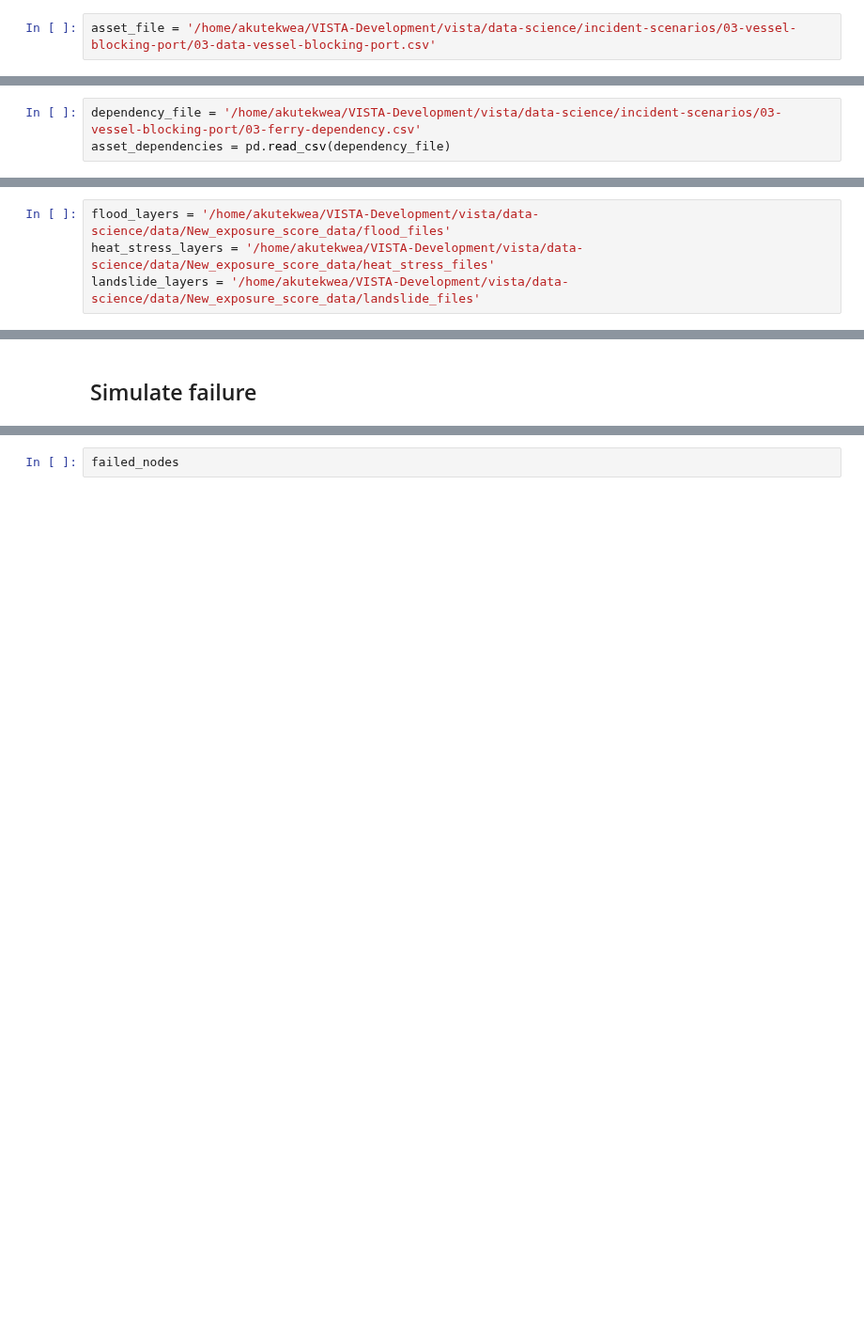
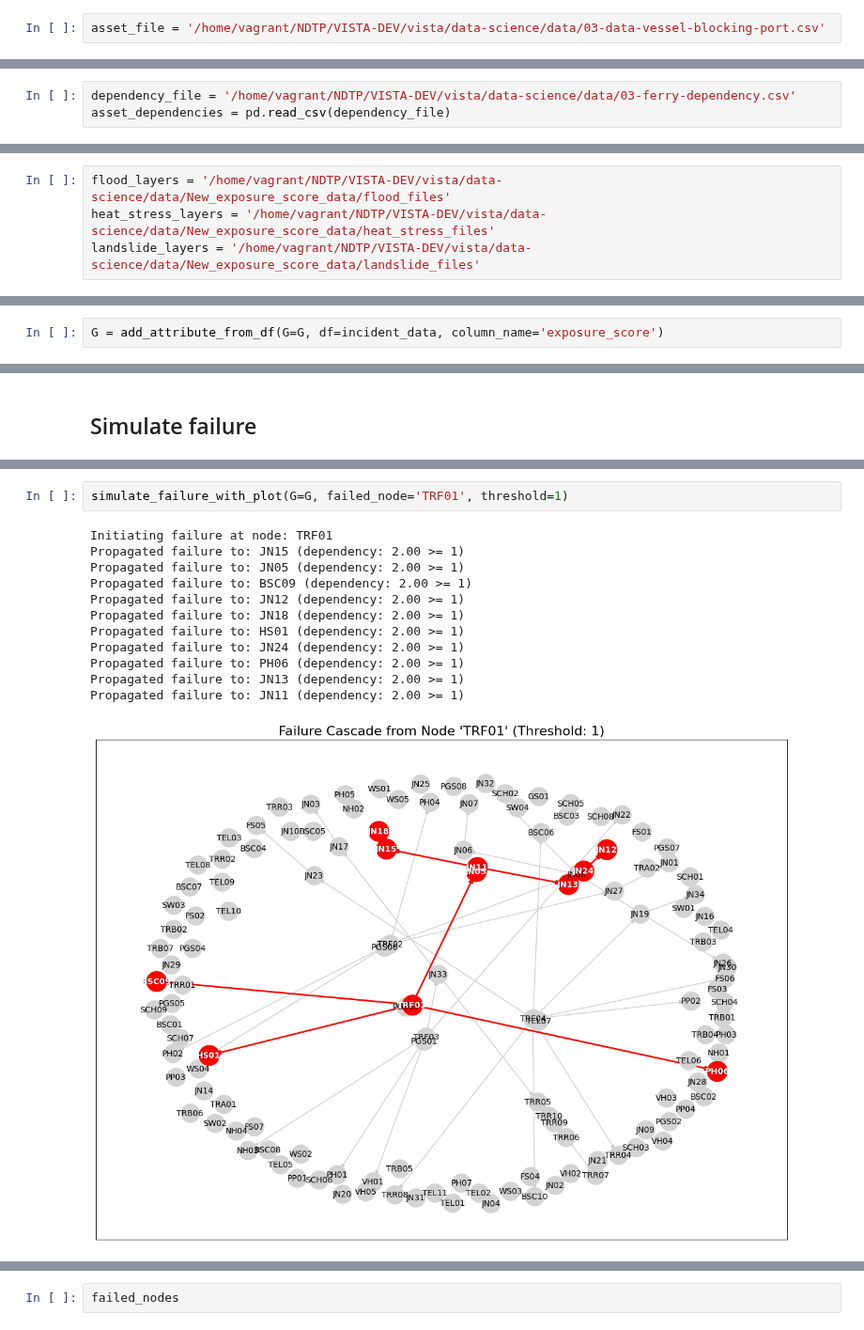
Before and after one commit to National-Digital-Twin/VISTA, a Jupyter notebook: data-science/incident-scenarios/03-vessel-blocking-port/03-graph-scenario-analysis.ipynb, the cells around one changed output, grey strips where cells are left out. Shown at 94% size. Cells and saved outputs as stored; diff of their text form; blank space fills up the shorter version.

```diff
--- a/data-science/incident-scenarios/03-vessel-blocking-port/03-graph-scenario-analysis.ipynb
+++ b/data-science/incident-scenarios/03-vessel-blocking-port/03-graph-scenario-analysis.ipynb
@@ -21,7 +21,7 @@ from vista_criticality_utils import *
 # %% [markdown]
 # 1. Load assets to a new graph
 # %%
-asset_file = '/home/akutekwea/VISTA-Development/vista/data-science/incident-scenarios/03-vessel-blocking-port/03-data-vessel-blocking-port.csv'
+asset_file = '/home/vagrant/NDTP/VISTA-DEV/vista/data-science/data/03-data-vessel-blocking-port.csv'
 # %%
 incident_data = pd.read_csv(asset_file)
 # %%
@@ -61,6 +81,6 @@ Successfully loaded /home/akutekwea/VISTA-Development/vista/data-science/inciden
 Added 133 nodes to the graph.
 # %%
-dependency_file = '/home/akutekwea/VISTA-Development/vista/data-science/incident-scenarios/03-vessel-blocking-port/03-ferry-dependency.csv'
+dependency_file = '/home/vagrant/NDTP/VISTA-DEV/vista/data-science/data/03-ferry-dependency.csv'
 asset_dependencies = pd.read_csv(dependency_file)
 # %%
 asset_dependencies.head(10)
@@ -136,9 +176,9 @@ incident_data.head(20)
 # %% [markdown]
 ## New Exposure Score
 # %%
-flood_layers = '/home/akutekwea/VISTA-Development/vista/data-science/data/New_exposure_score_data/flood_files'
-heat_stress_layers = '/home/akutekwea/VISTA-Development/vista/data-science/data/New_exposure_score_data/heat_stress_files'
-landslide_layers = '/home/akutekwea/VISTA-Development/vista/data-science/data/New_exposure_score_data/landslide_files'
+flood_layers = '/home/vagrant/NDTP/VISTA-DEV/vista/data-science/data/New_exposure_score_data/flood_files'
+heat_stress_layers = '/home/vagrant/NDTP/VISTA-DEV/vista/data-science/data/New_exposure_score_data/heat_stress_files'
+landslide_layers = '/home/vagrant/NDTP/VISTA-DEV/vista/data-science/data/New_exposure_score_data/landslide_files'
 # %%
 # Construct the search pattern to find all .geojson files in the specified folder
 flood_geojson_search_pattern = os.path.join(flood_layers, '*.geojson')
@@ -168,2 +214,4 @@ incident_data.head(10)
 # %%
 incident_data.to_csv('exposure_score_with_flood_layer.csv', index=False)
+# %%
+G = add_attribute_from_df(G=G, df=incident_data, column_name='exposure_score')
@@ -331,0 +569,15 @@ Propagated failure to: JN11 (via dependency 2.0)
+# %%
+simulate_failure_with_plot(G=G, failed_node='TRF01', threshold=1)
+# %% [output]
+Initiating failure at node: TRF01
+Propagated failure to: JN15 (dependency: 2.00 >= 1)
+Propagated failure to: JN05 (dependency: 2.00 >= 1)
+Propagated failure to: BSC09 (dependency: 2.00 >= 1)
+Propagated failure to: JN12 (dependency: 2.00 >= 1)
+Propagated failure to: JN18 (dependency: 2.00 >= 1)
+Propagated failure to: HS01 (dependency: 2.00 >= 1)
+Propagated failure to: JN24 (dependency: 2.00 >= 1)
+Propagated failure to: PH06 (dependency: 2.00 >= 1)
+Propagated failure to: JN13 (dependency: 2.00 >= 1)
+Propagated failure to: JN11 (dependency: 2.00 >= 1)
+[figure, added]
```
Also changed, not shown: parts of 23 cells of this notebook, 25 other files.
